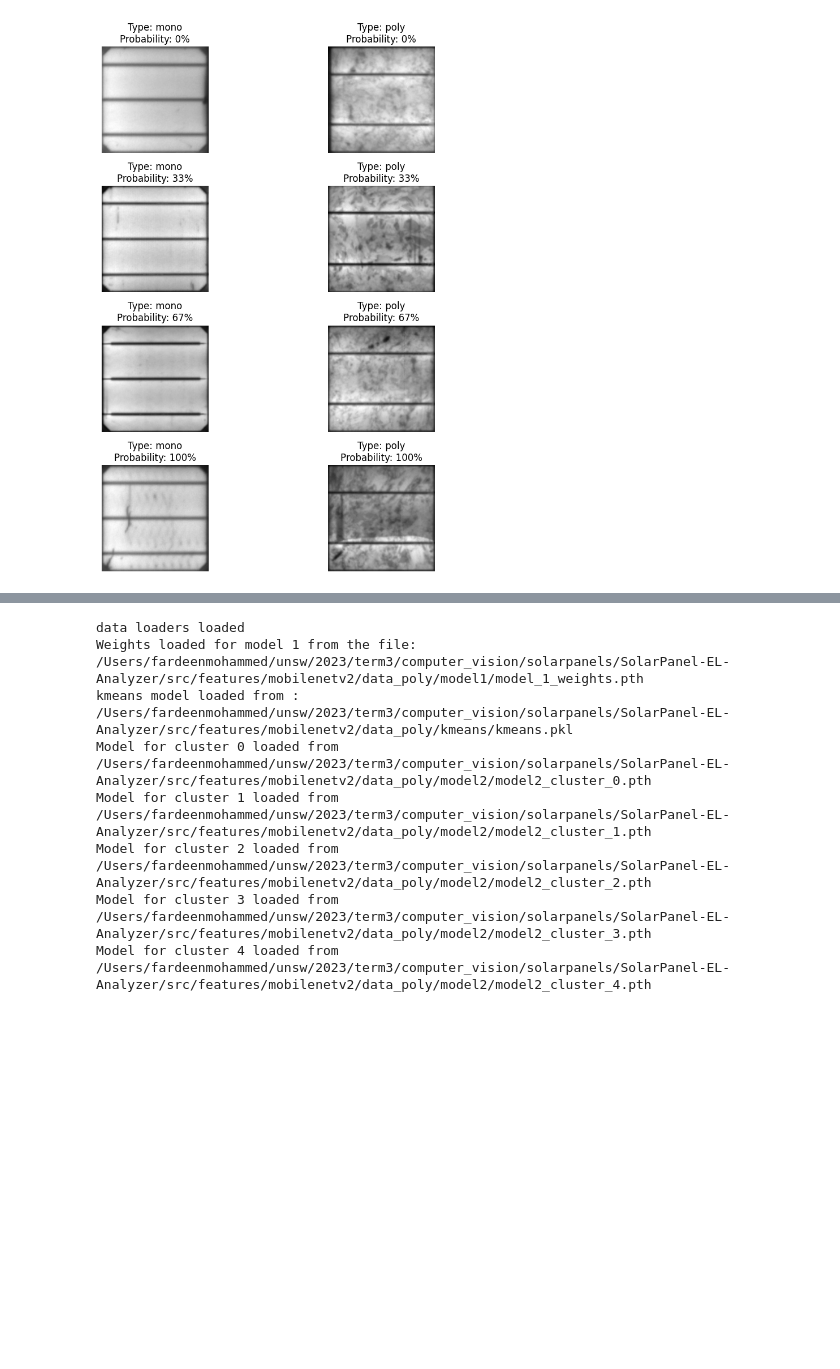
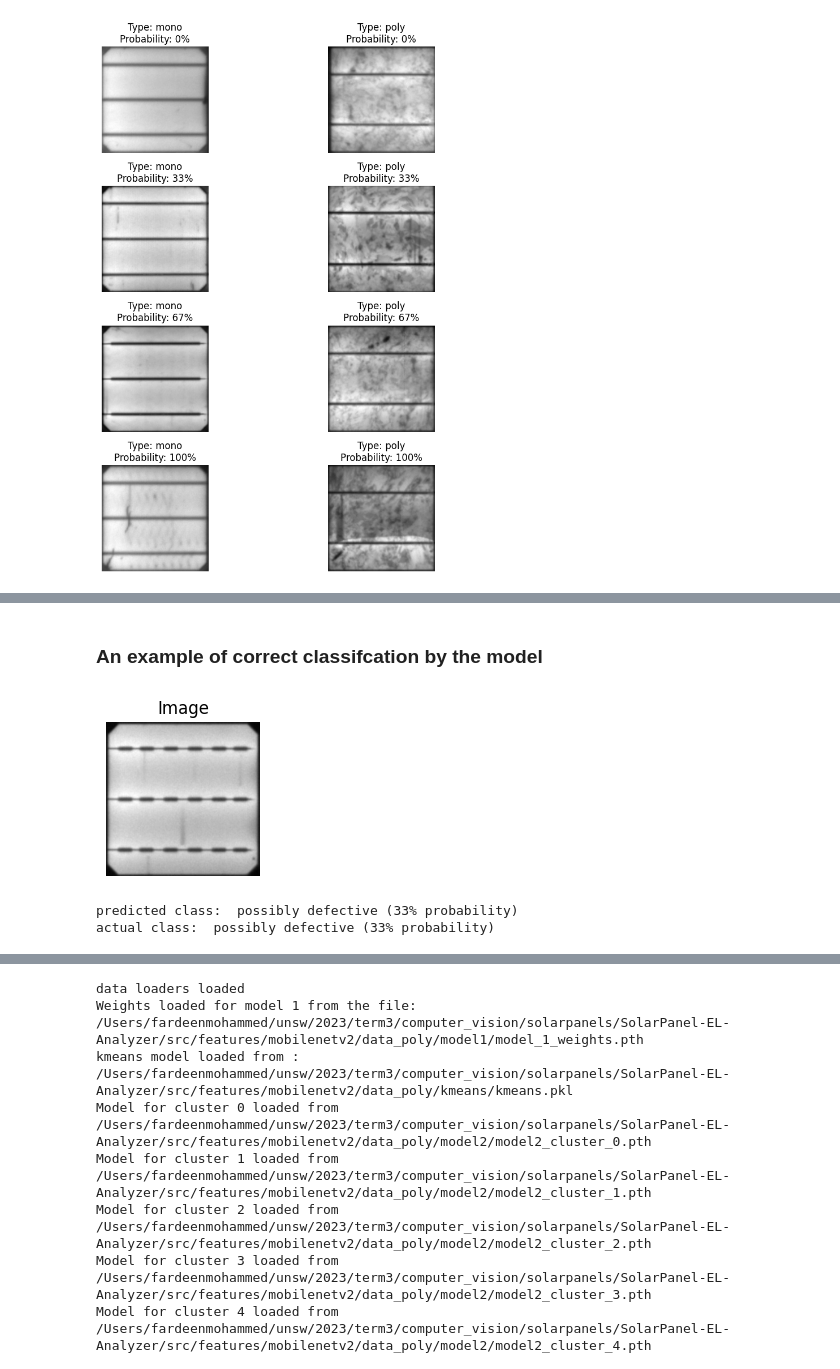
Before and after one commit to fardu8/SolarPanel-EL-Analyzer, a Jupyter notebook: Jarvis_comp9517_project _notebook.ipynb, the cells around one changed output, grey strips where cells are left out. Drawn from its saved outputs; the diff is of its cells as text; code cells hidden in the pictures; blank space fills up the shorter version.

```diff
--- a/Jarvis_comp9517_project _notebook.ipynb
+++ b/Jarvis_comp9517_project _notebook.ipynb
@@ -54,0 +158,12 @@ Confusion matrix:
+# %% [markdown]
+### An example of correct classifcation by the model
+# %%
+show_image(correct_classification_both[0], title="Image", is_cmap=True)
+print(
+    f"predicted class: {map_label_to_probability(solar_cell_detector_both.detect_defect(correct_classification_both[0]))}\n" +
+    f"actual class: {map_label_to_probability(correct_classification_both[1])}"
+)
+# %% [output]
+[figure, added]
+predicted class:  possibly defective (33% probability)
+actual class:  possibly defective (33% probability)
```
Also changed, not shown: parts of 45 cells of this notebook, 12 other files.
